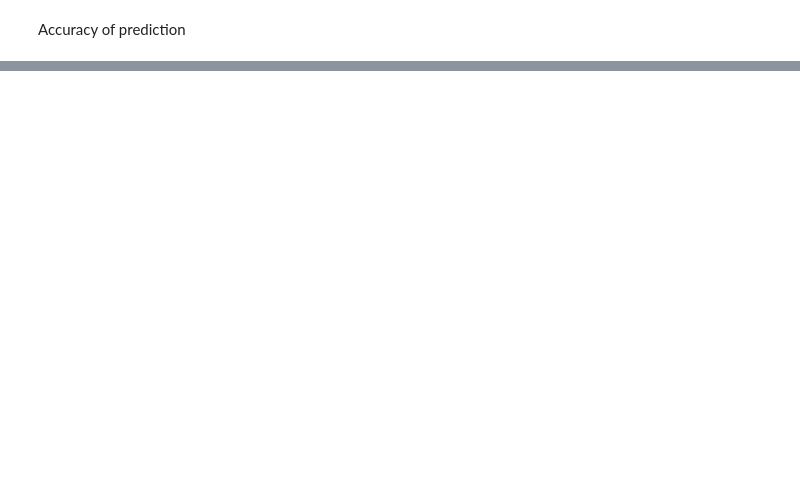
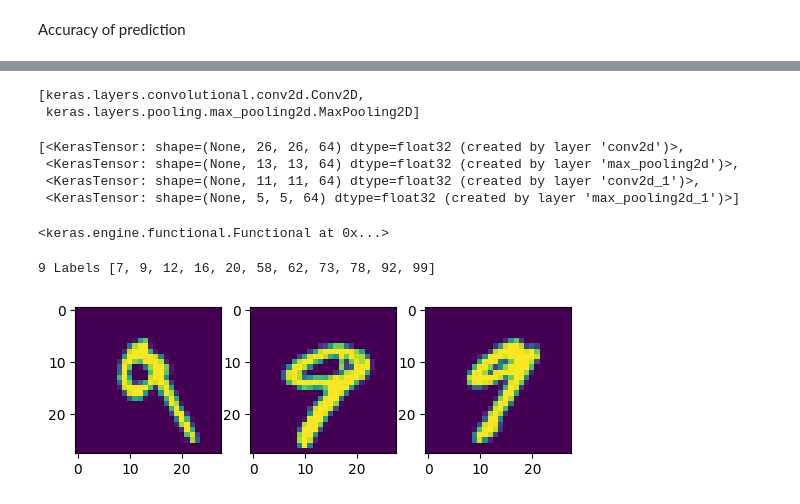
Before and after one commit to arjunravi26/deep_learning, a Jupyter notebook: cnn.ipynb, the cells around one changed output, grey strips where cells are left out. Saved outputs shown, nothing was run; the diff lists cells and outputs as text; code cells hidden in the pictures; blank space fills up the shorter version.

```diff
--- a/cnn.ipynb
+++ b/cnn.ipynb
@@ -127,0 +138,29 @@ accuracy_score(predicted_classes,test_label)
+# %%
+layers_to_visualize
+# %% [output]
+[keras.layers.convolutional.conv2d.Conv2D,
+ keras.layers.pooling.max_pooling2d.MaxPooling2D]
+# %%
+layers_outputs
+# %% [output]
+[<KerasTensor: shape=(None, 26, 26, 64) dtype=float32 (created by layer 'conv2d')>,
+ <KerasTensor: shape=(None, 13, 13, 64) dtype=float32 (created by layer 'max_pooling2d')>,
+ <KerasTensor: shape=(None, 11, 11, 64) dtype=float32 (created by layer 'conv2d_1')>,
+ <KerasTensor: shape=(None, 5, 5, 64) dtype=float32 (created by layer 'max_pooling2d_1')>]
+# %%
+activation_model
+# %% [output]
+<keras.engine.functional.Functional at 0x...>
+# %%
+print(f"9 Labels {[i for i in range(100) if test_label[i] == 9]}")
+# %% [output]
+9 Labels [7, 9, 12, 16, 20, 58, 62, 73, 78, 92, 99]
+# %%
+IMG = [7,9,20]
+# %%
+for i in range(3):
+    plt.subplot(1,3,i+1)
+    plt.imshow(test_data[IMG[i]])
+plt.show()
+# %% [output]
+[figure, added]
```
Also changed, not shown: parts of 8 cells of this notebook, 1 other file.
